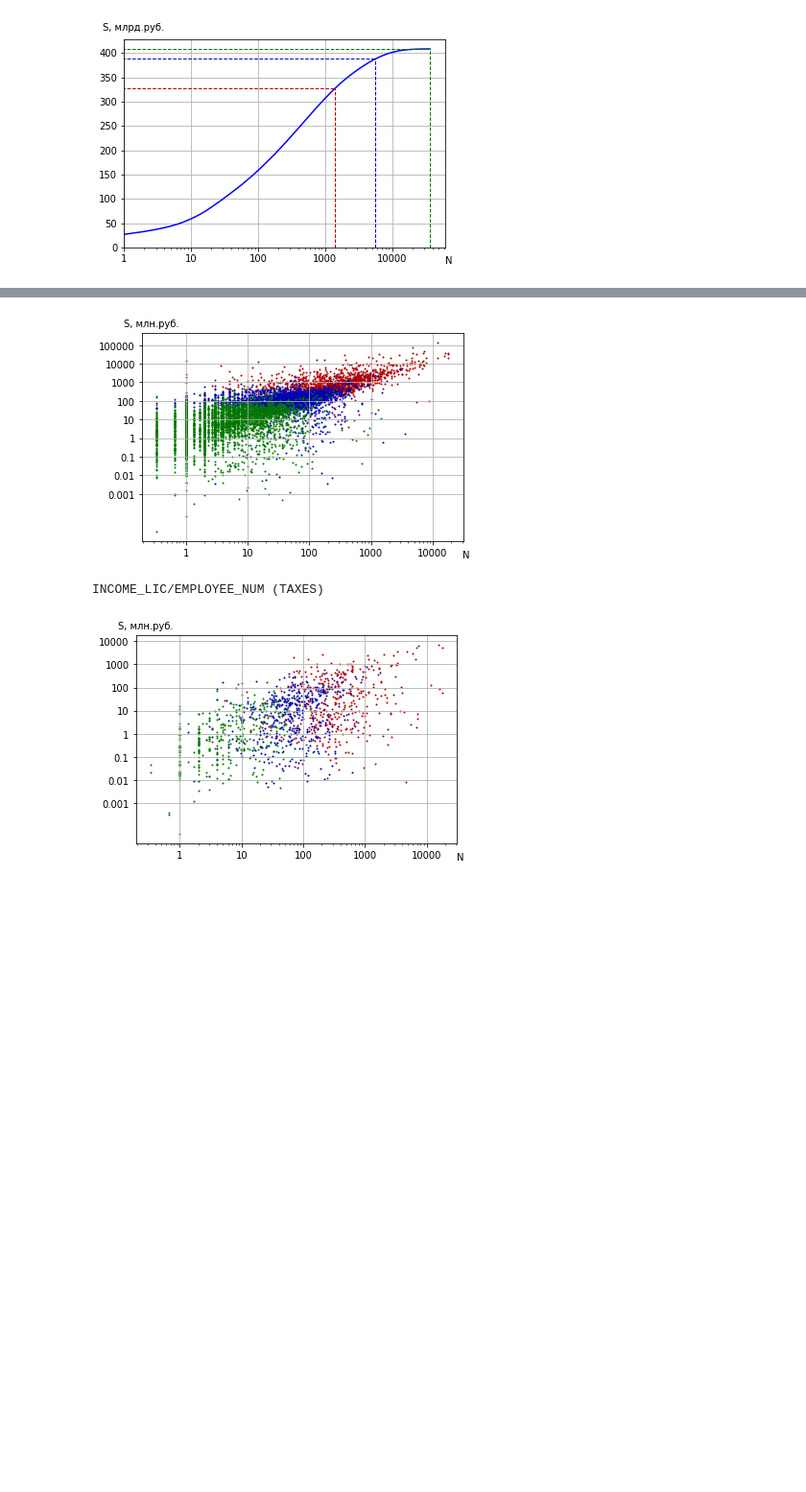
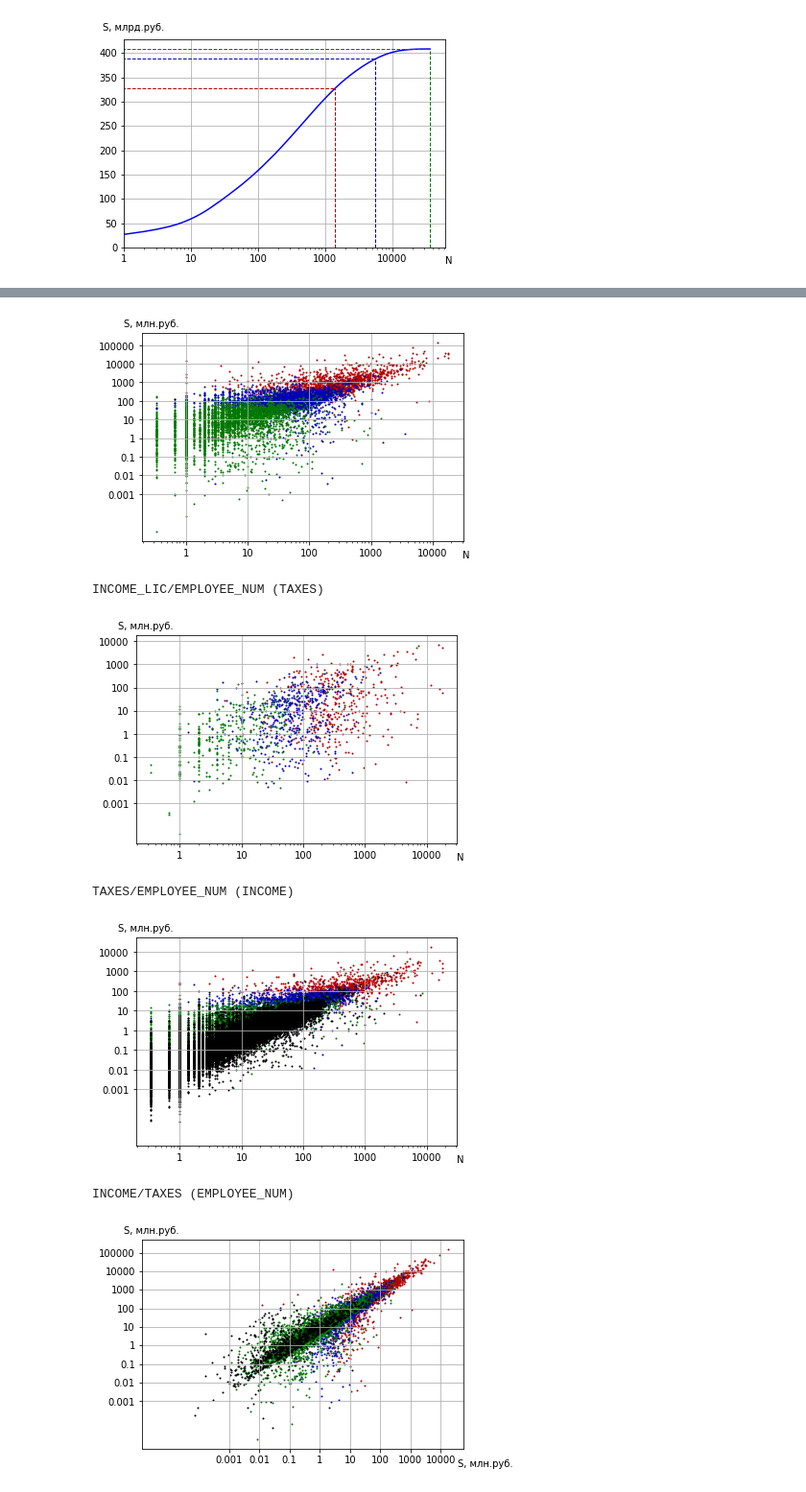
Before and after one commit to godofflipping/IT_Market, a Jupyter notebook: testing.ipynb, the cells around one changed output, grey strips where cells are left out. Shown: that part at 96% size. Cells and saved outputs as stored; diff of their text form; code cells hidden in the pictures; blank space fills up the shorter version.

```diff
--- a/testing.ipynb
+++ b/testing.ipynb
@@ -206,51 +206,87 @@ TAXES
 [figure]
 [figure]
 # %%
-def magic_square(x, y, df_A, df_B, df_C, x_label, y_label):
+def magic_square(x, y, df, df_A, df_B, df_C, x_label, y_label):
+    df_D = pd.DataFrame()
+    df_D = pd.concat([df_D, df.iloc[(df_A[column0].size + df_B[column0].size + df_C[column0].size):df[column0].size]])
+
     x_A = list(df_A[x])
     y_A = list(df_A[y])
     for i in range(len(y_A)):
         y_A[i] /= 1e6
+        if x_label == y_label:
+            x_A[i] /= 1e6
 
     x_B = list(df_B[x])
     y_B = list(df_B[y])
     for i in range(len(y_B)):
         y_B[i] /= 1e6
+        if x_label == y_label:
+            x_B[i] /= 1e6
 
     x_C = list(df_C[x])
     y_C = list(df_C[y])
     for i in range(len(y_C)):
         y_C[i] /= 1e6
+        if x_label == y_label:
+            x_C[i] /= 1e6
+
+    x_D = list(df_D[x])
+    y_D = list(df_D[y])
+    for i in range(len(y_D)):
+        y_D[i] /= 1e6
+        if x_label == y_label:
+            x_D[i] /= 1e6
 
     figure, ax = plt.subplots()
     ax.set_ylabel(y_label, rotation='horizontal')
     ax.set_xlabel(x_label)
     ax.set_xscale('log', base = 10)
     ax.set_yscale('log', base = 10)
+    ax.yaxis.set_label_coords(0.03, 1.02)
+    ax.xaxis.set_label_coords(1.01, -0.04)
+    if x_label == y_label:
+        ax.set_xticks([0.001, 0.01, 0.1 , 1, 10, 100, 1000, 10000, 100000, 1000000])
+        ax.xaxis.set_label_coords(1.07, -0.05)
     ax.set_yticks([0.001, 0.01, 0.1 , 1, 10, 100, 1000, 10000, 100000, 1000000])
     ax.yaxis.set_major_formatter(format_number)
     ax.xaxis.set_major_formatter(format_number)
-    ax.yaxis.set_label_coords(0.03, 1.02)
-    ax.xaxis.set_label_coords(1.01, -0.04)
     ax.scatter(x_A, y_A, s=1, color='#b40000')
     ax.scatter(x_B, y_B, s=1, color='#0000b4')
     ax.scatter(x_C, y_C, s=1, color='#007800')
+    ax.scatter(x_D, y_D, s=1, color='black')
     plt.grid()
     plt.show()
 
     return figure
 # %%
 print("INCOME/EMPLOYEE_NUM (TAXES)")
-figure = magic_square(column3, column1, df_taxes_A, df_taxes_B, df_taxes_C, x_label='N', y_label='S, млн.руб.')
+figure = magic_square(column3, column1, df_taxes, df_taxes_A, df_taxes_B, df_taxes_C, x_label='N', y_label='S, млн.руб.')
 figure.savefig('./ABC(MQ)/QUA-Income-Staff-fromTaxes-2021Q3-log2.png', format='png')
 figure.savefig('./ABC(MQ)/QUA-Income-Staff-fromTaxes-2021Q3-log2.eps', format='eps')
 
 print("INCOME_LIC/EMPLOYEE_NUM (TAXES)")
-figure = magic_square(column3, column2, df_taxes_A, df_taxes_B, df_taxes_C, x_label='N', y_label='S, млн.руб.')
+figure = magic_square(column3, column2, df_taxes, df_taxes_A, df_taxes_B, df_taxes_C, x_label='N', y_label='S, млн.руб.')
 figure.savefig('./ABC(MQ)/QUA-Income_lic-Staff-fromTaxes-2021Q3-log2.png', format='png')
 figure.savefig('./ABC(MQ)/QUA-Income_lic-Staff-fromTaxes-2021Q3-log2.eps', format='eps')
+
+print("TAXES/EMPLOYEE_NUM (INCOME)")
+figure = magic_square(column3, column4, df_income, df_income_A, df_income_B, df_income_C, x_label='N', y_label='S, млн.руб.')
+figure.savefig('./ABC(MQ)/QUA-Taxes-Staff-fromInclome-2021Q3-log2.png', format='png')
+figure.savefig('./ABC(MQ)/QUA-Taxes-Staff-fromInclome-2021Q3-log2.eps', format='eps')
+
+print("INCOME/TAXES (EMPLOYEE_NUM)")
+figure = magic_square(column4, column1, df_employee, df_employee_A, df_employee_B, df_employee_C, x_label='S, млн.руб.', y_label='S, млн.руб.')
+figure.savefig('./ABC(MQ)/QUA-Income-Taxes-fromStaff-2021Q3-log2.png', format='png')
+figure.savefig('./ABC(MQ)/QUA-Income-Taxes-fromStaff-2021Q3-log2.eps', format='eps')
+
+# Не строить по горизонтали Income
 # %% [output]
 INCOME/EMPLOYEE_NUM (TAXES)
 [figure]
 INCOME_LIC/EMPLOYEE_NUM (TAXES)
 [figure]
+TAXES/EMPLOYEE_NUM (INCOME)
+[figure, added]
+INCOME/TAXES (EMPLOYEE_NUM)
+[figure, added]
```
